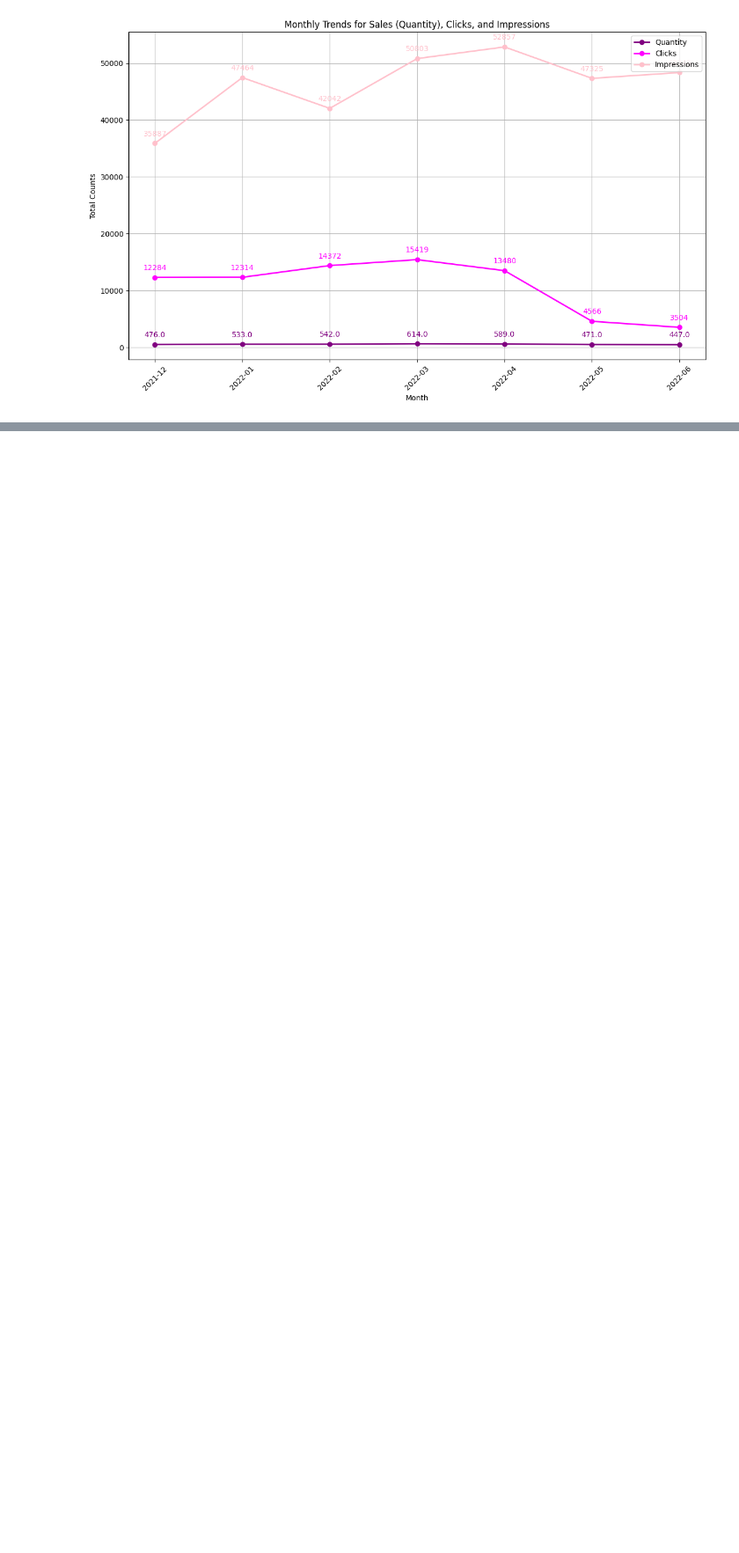
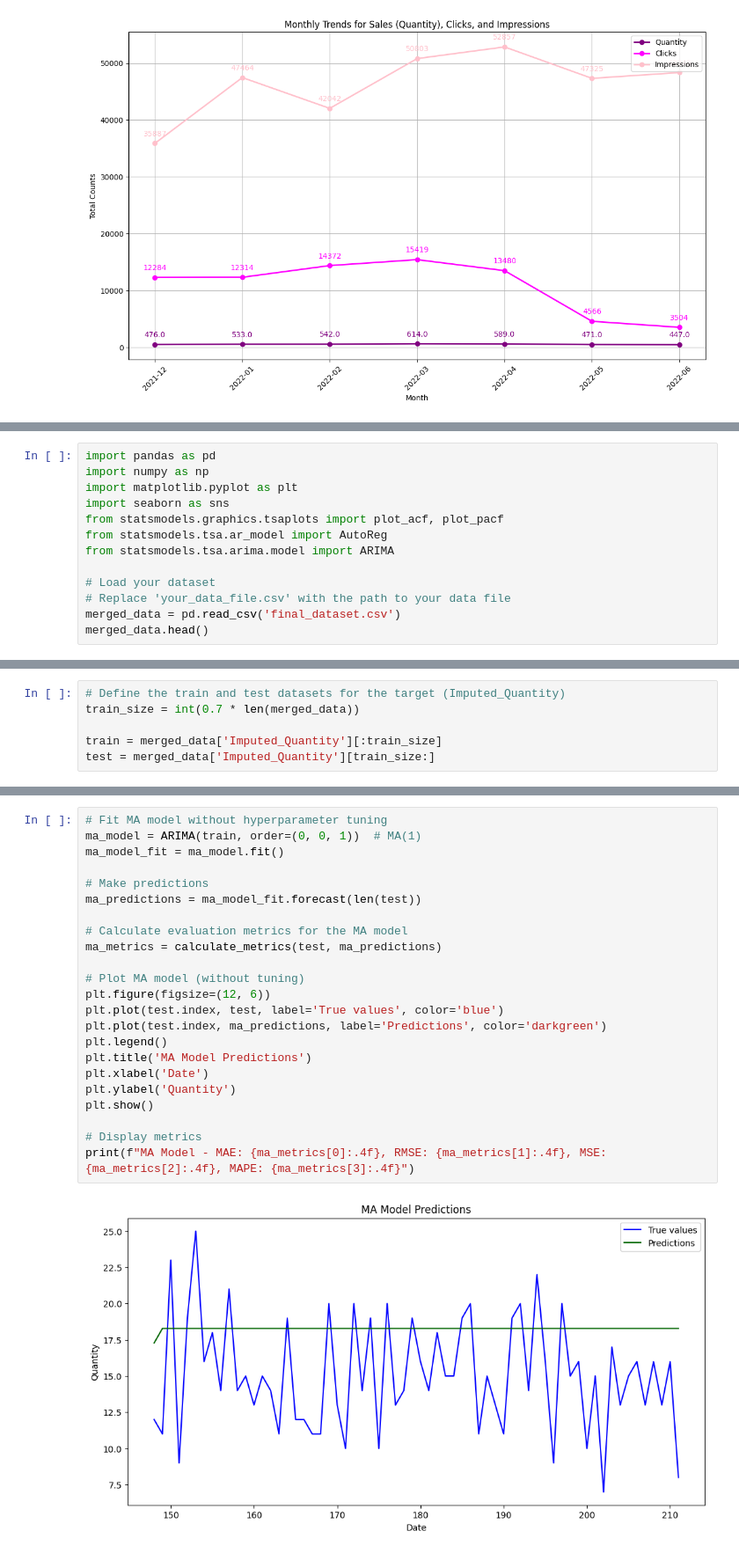
Before and after one commit to sravya-09/Sravya-Infosys-Nov24, a Jupyter notebook: dataset/Futurecart (1).ipynb, the cells around one changed output, grey strips where cells are left out. Shown at 88% size. Drawn from its saved outputs; the diff is of its cells as text; blank space fills up the shorter version.

```diff
--- a/dataset/Futurecart (1).ipynb
+++ b/dataset/Futurecart (1).ipynb
@@ -762,0 +765,13 @@ plt.show()
+# %%
+import pandas as pd
+import numpy as np
+import matplotlib.pyplot as plt
+import seaborn as sns
+from statsmodels.graphics.tsaplots import plot_acf, plot_pacf
+from statsmodels.tsa.ar_model import AutoReg
+from statsmodels.tsa.arima.model import ARIMA
+
+# Load your dataset
+# Replace 'your_data_file.csv' with the path to your data file
+merged_data = pd.read_csv('final_dataset.csv')
+merged_data.head()
@@ -762,0 +821,6 @@ plt.show()
+# %%
+# Define the train and test datasets for the target (Imputed_Quantity)
+train_size = int(0.7 * len(merged_data))
+
+train = merged_data['Imputed_Quantity'][:train_size]
+test = merged_data['Imputed_Quantity'][train_size:]
@@ -762,0 +882,25 @@ plt.show()
+# %%
+# Fit MA model without hyperparameter tuning
+ma_model = ARIMA(train, order=(0, 0, 1))  # MA(1)
+ma_model_fit = ma_model.fit()
+
+# Make predictions
+ma_predictions = ma_model_fit.forecast(len(test))
+
+# Calculate evaluation metrics for the MA model
+ma_metrics = calculate_metrics(test, ma_predictions)
+
+# Plot MA model (without tuning)
+plt.figure(figsize=(12, 6))
+plt.plot(test.index, test, label='True values', color='blue')
+plt.plot(test.index, ma_predictions, label='Predictions', color='darkgreen')
+plt.legend()
+plt.title('MA Model Predictions')
+plt.xlabel('Date')
+plt.ylabel('Quantity')
+plt.show()
+
+# Display metrics
+print(f"MA Model - MAE: {ma_metrics[0]:.4f}, RMSE: {ma_metrics[1]:.4f}, MSE: {ma_metrics[2]:.4f}, MAPE: {ma_metrics[3]:.4f}")
+# %% [output]
+[figure, added]
```
Also changed, not shown: parts of 41 cells of this notebook.
